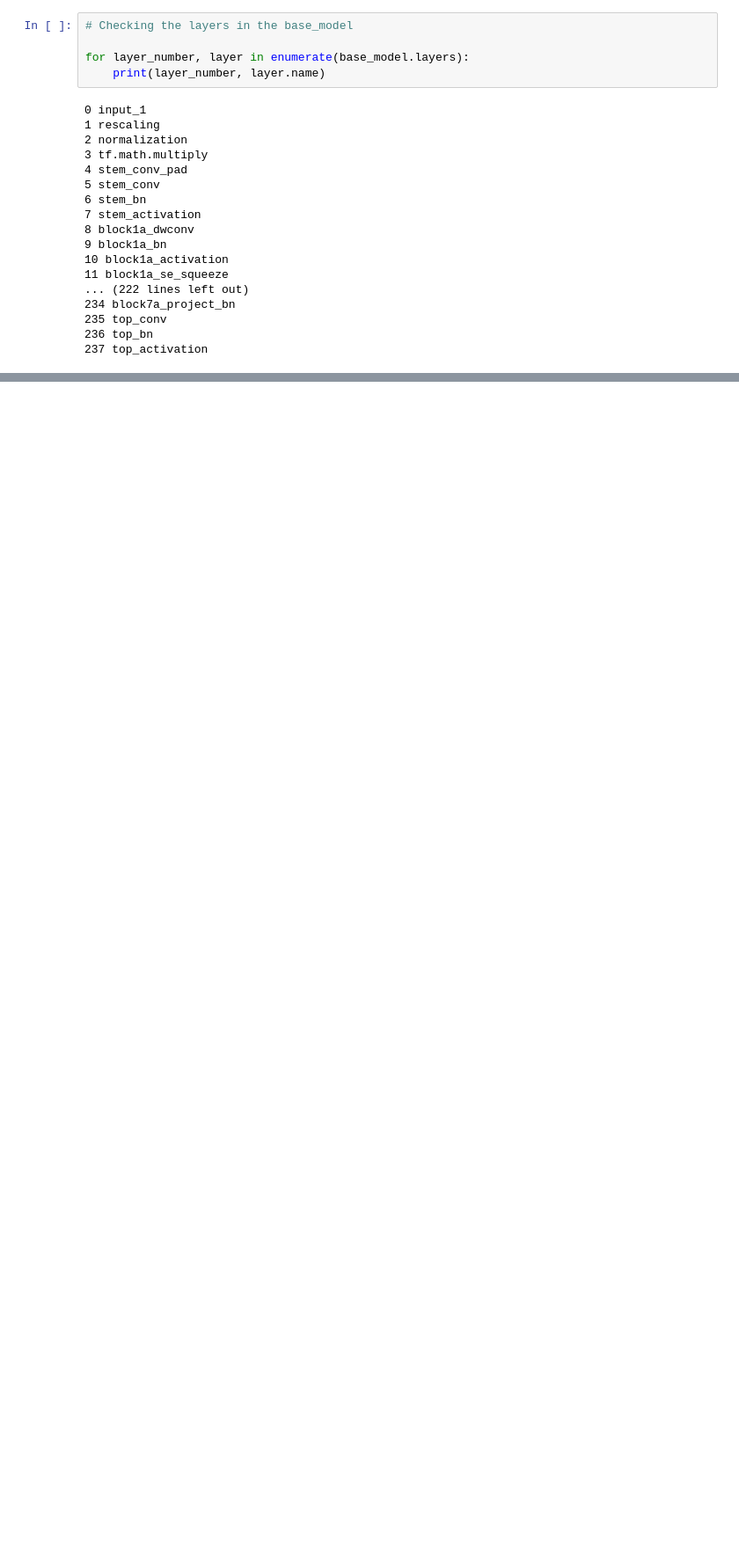
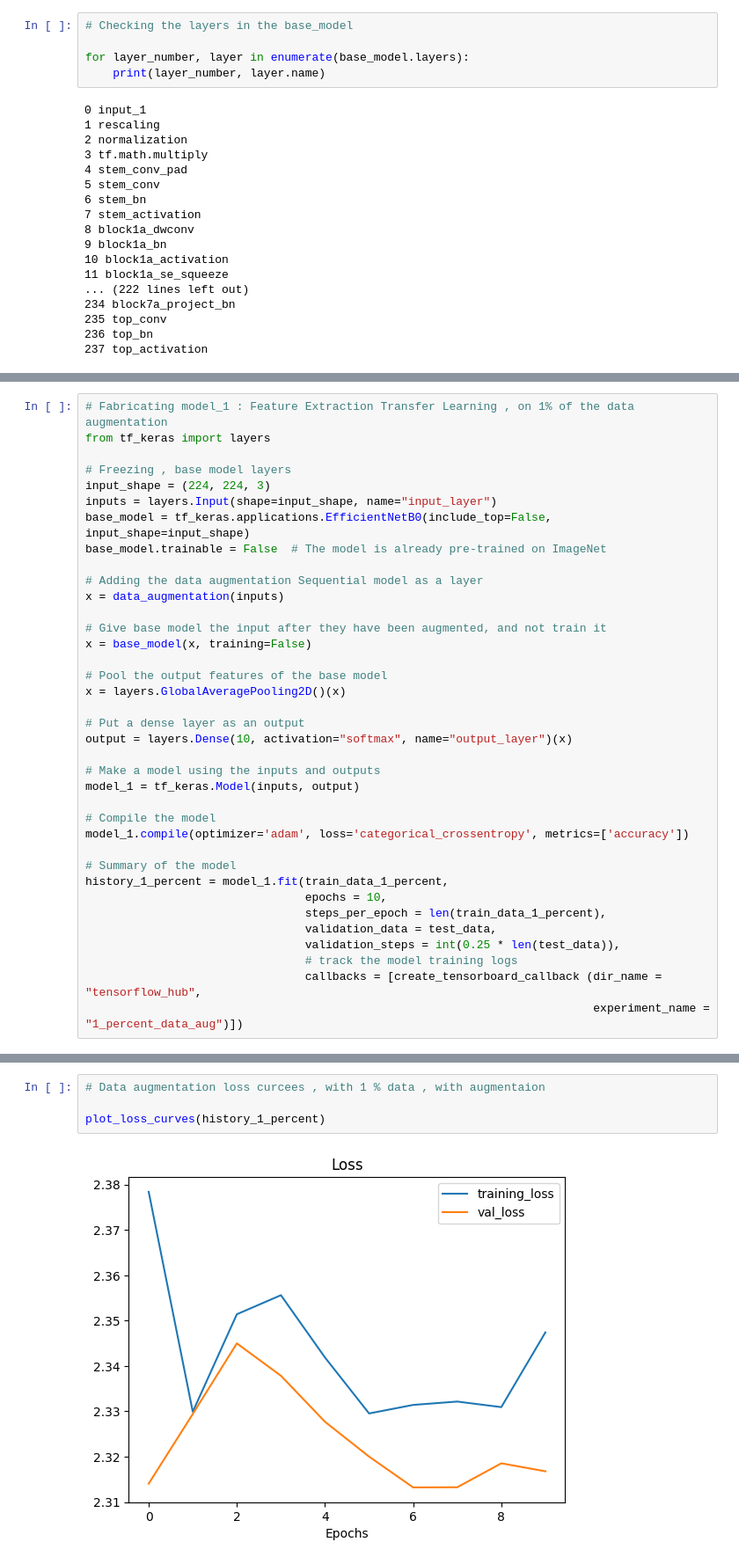
Before and after one commit to akhil4674/transfer_Learning_Experiment, a Jupyter notebook: 05 Transfer Learning - Fine Tuning.ipynb, the cells around one changed output, grey strips where cells are left out. Shown at 88% size. Drawn from its saved outputs; the diff is of its cells as text; blank space fills up the shorter version.

```diff
--- a/05 Transfer Learning - Fine Tuning.ipynb
+++ b/05 Transfer Learning - Fine Tuning.ipynb
@@ -238,0 +464,37 @@ for layer_number, layer in enumerate(base_model.layers):
+# %%
+# Fabricating model_1 : Feature Extraction Transfer Learning , on 1% of the data augmentation
+from tf_keras import layers
+
+# Freezing , base model layers
+input_shape = (224, 224, 3)
+inputs = layers.Input(shape=input_shape, name="input_layer")
+base_model = tf_keras.applications.EfficientNetB0(include_top=False, input_shape=input_shape)
+base_model.trainable = False  # The model is already pre-trained on ImageNet
+
+# Adding the data augmentation Sequential model as a layer
+x = data_augmentation(inputs)
+
+# Give base model the input after they have been augmented, and not train it
+x = base_model(x, training=False)
+
+# Pool the output features of the base model
+x = layers.GlobalAveragePooling2D()(x)
+
+# Put a dense layer as an output
+output = layers.Dense(10, activation="softmax", name="output_layer")(x)
+
+# Make a model using the inputs and outputs
+model_1 = tf_keras.Model(inputs, output)
+
+# Compile the model
+model_1.compile(optimizer='adam', loss='categorical_crossentropy', metrics=['accuracy'])
+
+# Summary of the model
+history_1_percent = model_1.fit(train_data_1_percent,
+                                epochs = 10,
+                                steps_per_epoch = len(train_data_1_percent),
+                                validation_data = test_data,
+                                validation_steps = int(0.25 * len(test_data)),
+                                # track the model training logs
+                                callbacks = [create_tensorboard_callback (dir_name = "tensorflow_hub",
+                                                                          experiment_name = "1_percent_data_aug")])
@@ -238,0 +527,6 @@ for layer_number, layer in enumerate(base_model.layers):
+# %%
+# Data augmentation loss curcees , with 1 % data , with augmentaion
+
+plot_loss_curves(history_1_percent)
+# %% [output]
+[figure, added]
```
Also changed, not shown: parts of 21 cells of this notebook.
